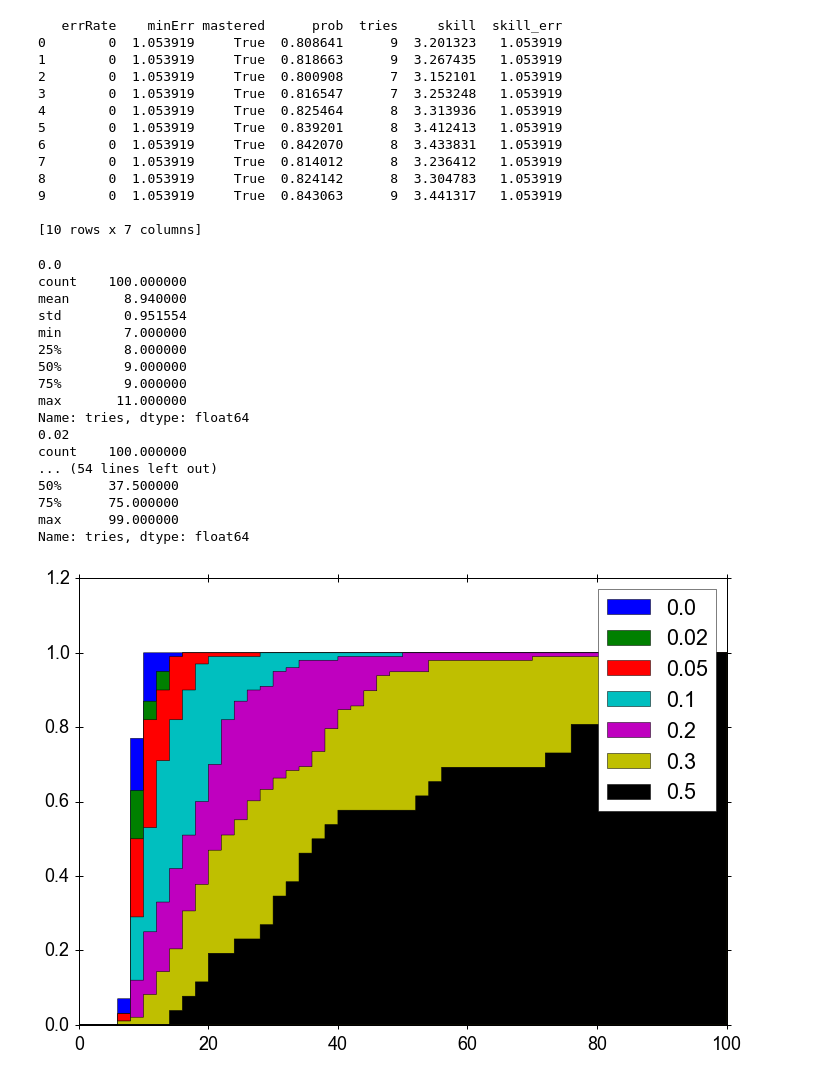
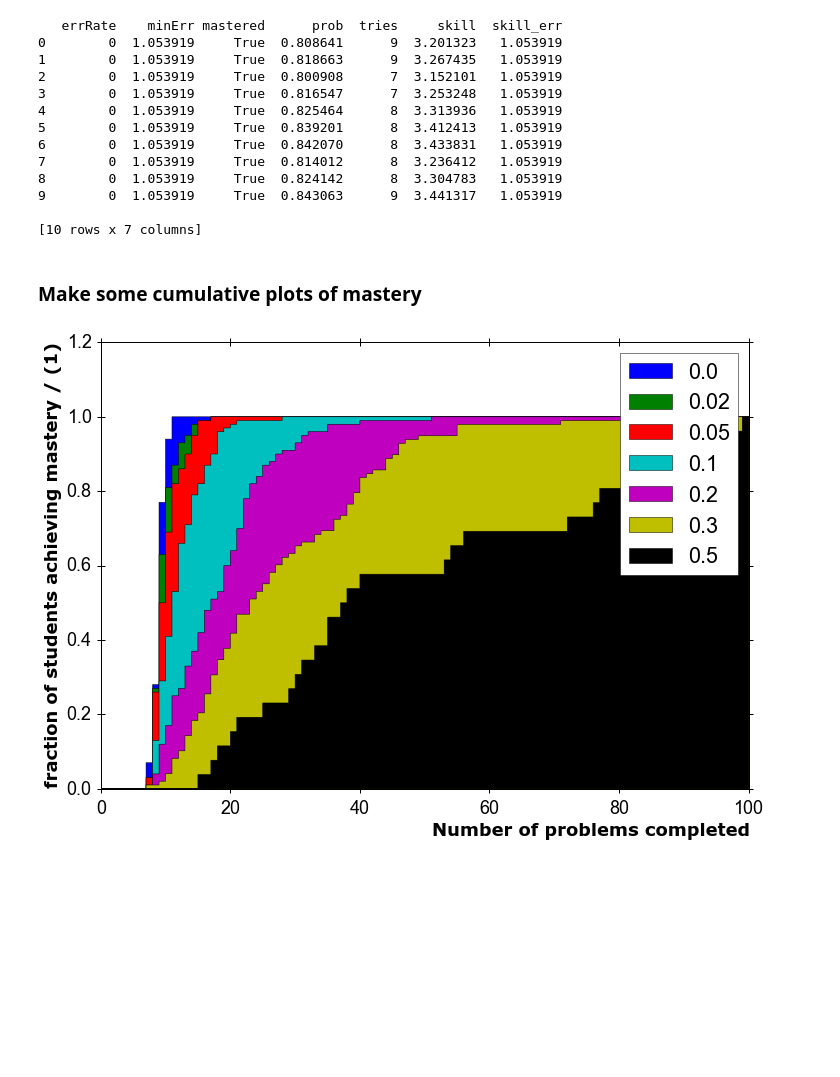
Before and after one commit to andersonjacob/PearsonHackathon, a Jupyter notebook: 2014/AnalyzeData.ipynb, the cells around one changed output. Cells and saved outputs as stored; diff of their text form; code cells hidden in the pictures; blank space fills up the shorter version.

```diff
--- a/2014/AnalyzeData.ipynb
+++ b/2014/AnalyzeData.ipynb
@@ -23,35 +25,21 @@ print data.head(10)
 9        0  1.053919     True  0.843063      9  3.441317   1.053919
 
 [10 rows x 7 columns]
+# %% [markdown]
+<h3>Make some cumulative plots of mastery</h3>
 # %%
 errs = pd.Series.unique(data['errRate'])
-histo = histogrammer(nbins=50, range=(0,100), alpha=1.0, histtype='stepfilled', label='err', normed=True, cumulative=True)
+histo = histogrammer(nbins=100, range=(0,100), alpha=1.0, histtype='stepfilled', label='err', normed=True, cumulative=True,
+                     xlabel='Number of problems completed', ylabel='fraction of students achieving mastery')
 for err in errs:
     histo.label = str(err)
     cuts = (data.errRate==err) & (data.mastered==True)
     edata = data[cuts]['tries']
-    print err
-    print edata.describe()
+    # print err
+    # print edata.describe()
     if len(edata) > 0:
         histo.fillHist(edata.as_matrix())
 plt.legend()
 print
 # %% [output]
-0.0
-count    100.000000
-mean       8.940000
-std        0.951554
-min        7.000000
-25%        8.000000
-50%        9.000000
-75%        9.000000
-max       11.000000
-Name: tries, dtype: float64
-0.02
-count    100.000000
-... (54 lines left out)
-50%      37.500000
-75%      75.000000
-max      99.000000
-Name: tries, dtype: float64
-[figure, old version]
+[figure, new version]
```
Also changed, not shown: parts of 1 cell of this notebook, 1 other file.
